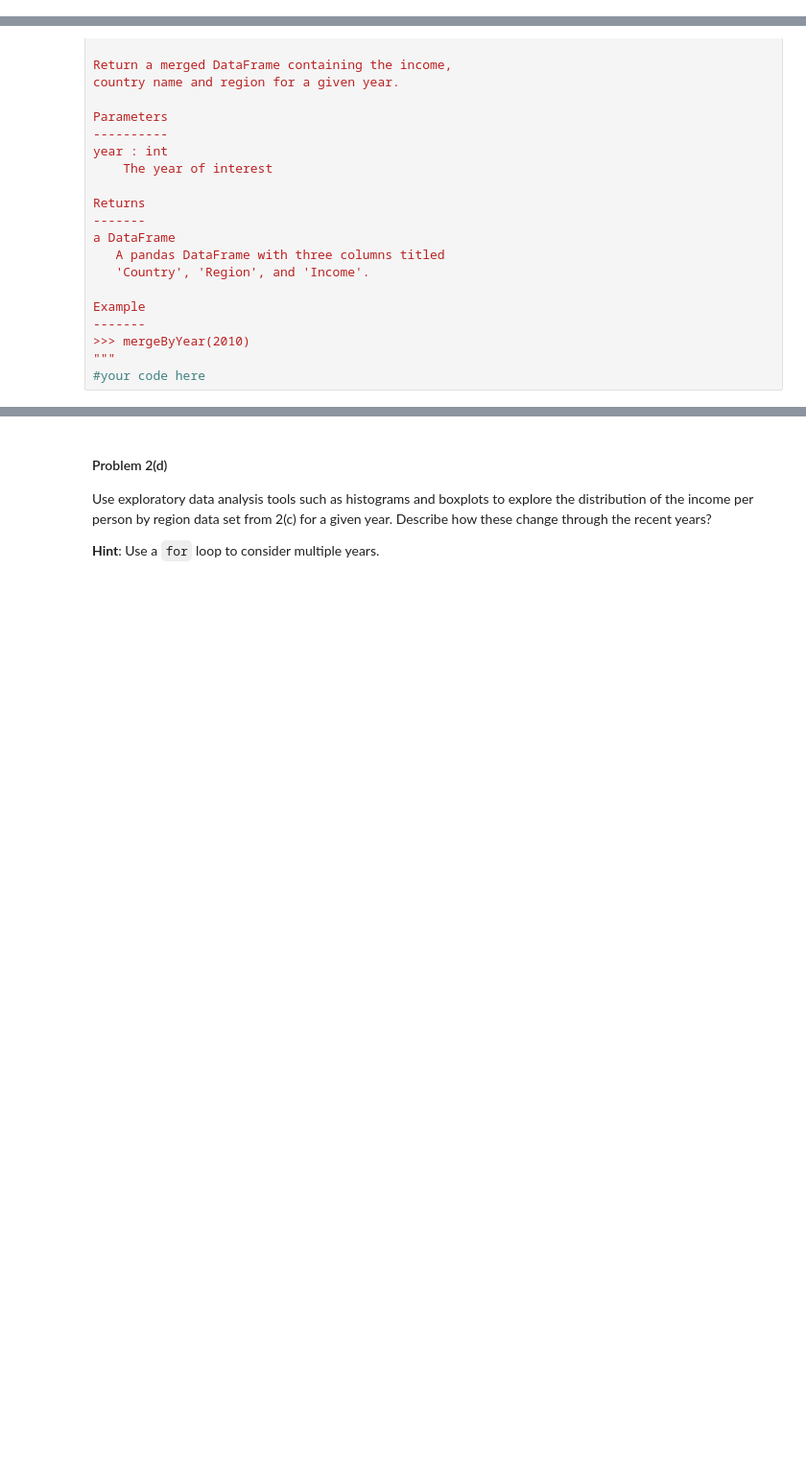
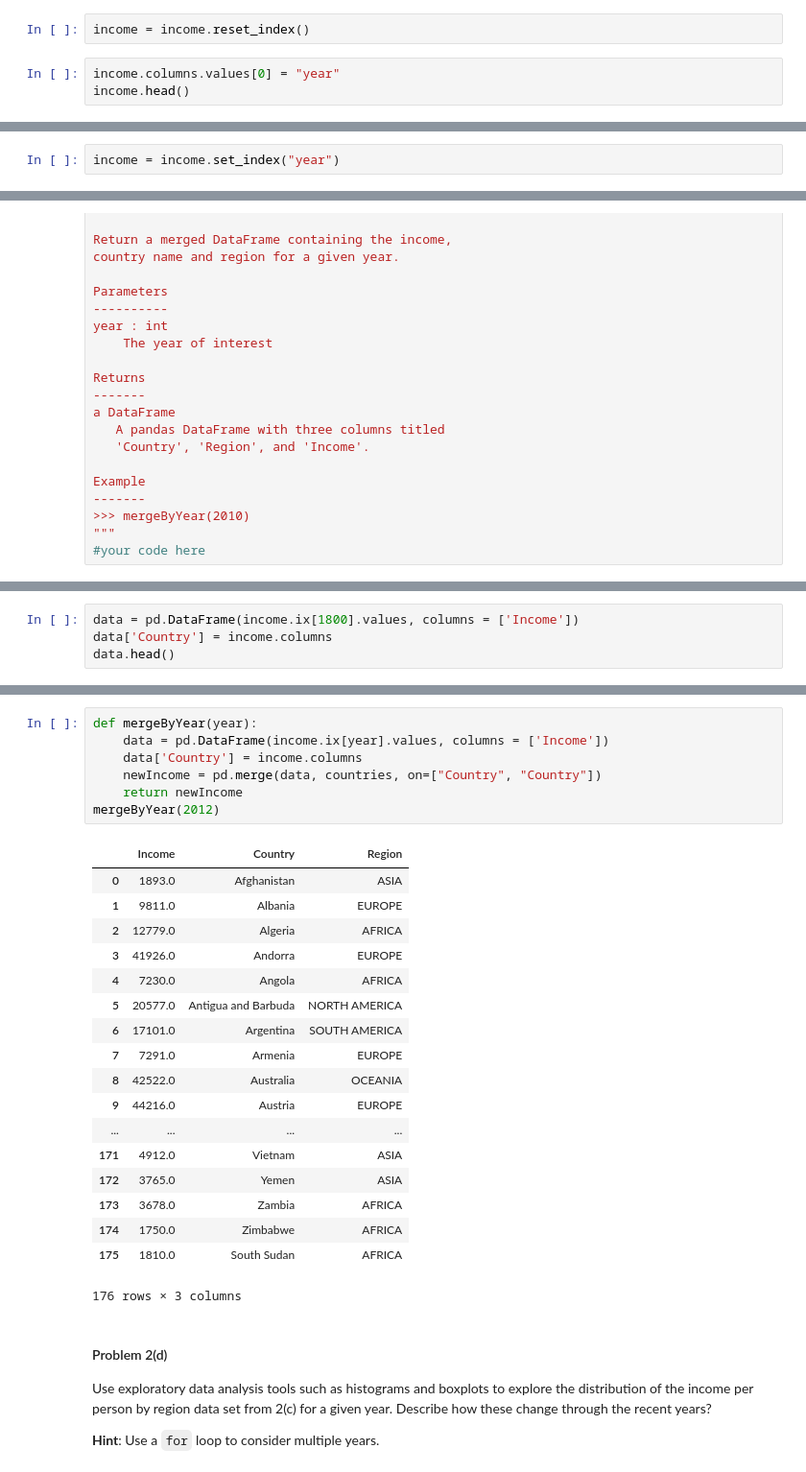
Before and after one commit to RUBNSUN/cs109-HW, a Jupyter notebook: HW1.ipynb, the cells around one changed output, grey strips where cells are left out. Shown at 96% size. Drawn from its saved outputs; the diff is of its cells as text; blank space fills up the shorter version.

```diff
--- a/HW1.ipynb
+++ b/HW1.ipynb
@@ -224,0 +288,5 @@ Transform the data set to have years as the rows and countries as the columns. S
+# %%
+income = income.reset_index()
+# %%
+income.columns.values[0] = "year"
+income.head()
@@ -224,0 +303,2 @@ Transform the data set to have years as the rows and countries as the columns. S
+# %%
+income = income.set_index("year")
@@ -259,0 +399,4 @@ Example
+# %%
+data = pd.DataFrame(income.ix[1800].values, columns = ['Income'])
+data['Country'] = income.columns
+data.head()
@@ -260,3 +419,29 @@ Example
+# %%
+def mergeByYear(year):
+    data = pd.DataFrame(income.ix[year].values, columns = ['Income'])
+    data['Country'] = income.columns
+    newIncome = pd.merge(data, countries, on=["Country", "Country"])
+    return newIncome
+mergeByYear(2012)
+# %% [output]
+|  | Income | Country | Region |
+| 0 | 1893.0 | Afghanistan | ASIA |
+| 1 | 9811.0 | Albania | EUROPE |
+| 2 | 12779.0 | Algeria | AFRICA |
+| 3 | 41926.0 | Andorra | EUROPE |
+| 4 | 7230.0 | Angola | AFRICA |
+| 5 | 20577.0 | Antigua and Barbuda | NORTH AMERICA |
+| 6 | 17101.0 | Argentina | SOUTH AMERICA |
+| 7 | 7291.0 | Armenia | EUROPE |
+| 8 | 42522.0 | Australia | OCEANIA |
+| 9 | 44216.0 | Austria | EUROPE |
+| ... | ... | ... | ... |
+| 171 | 4912.0 | Vietnam | ASIA |
+| 172 | 3765.0 | Yemen | ASIA |
+| 173 | 3678.0 | Zambia | AFRICA |
+| 174 | 1750.0 | Zimbabwe | AFRICA |
+| 175 | 1810.0 | South Sudan | AFRICA |
+176 rows × 3 columns
 # %% [markdown]
 #### Problem 2(d)
 
```
Also changed, not shown: parts of 31 cells of this notebook, 2 other files.
